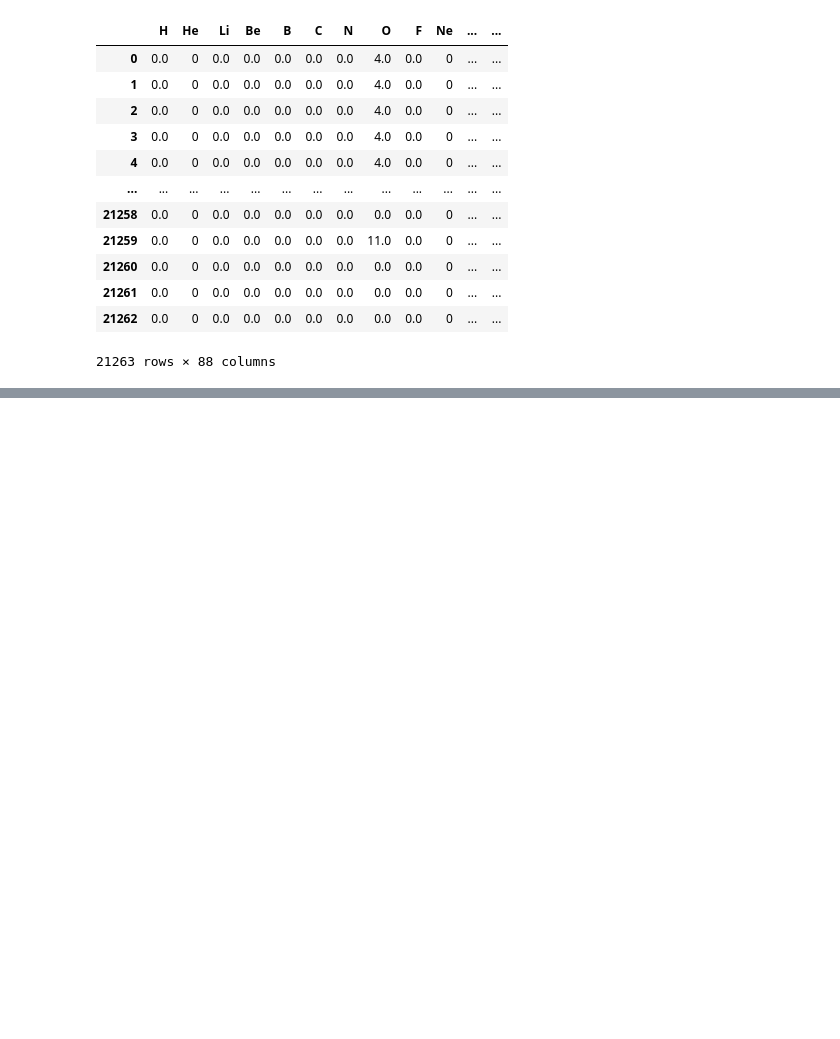
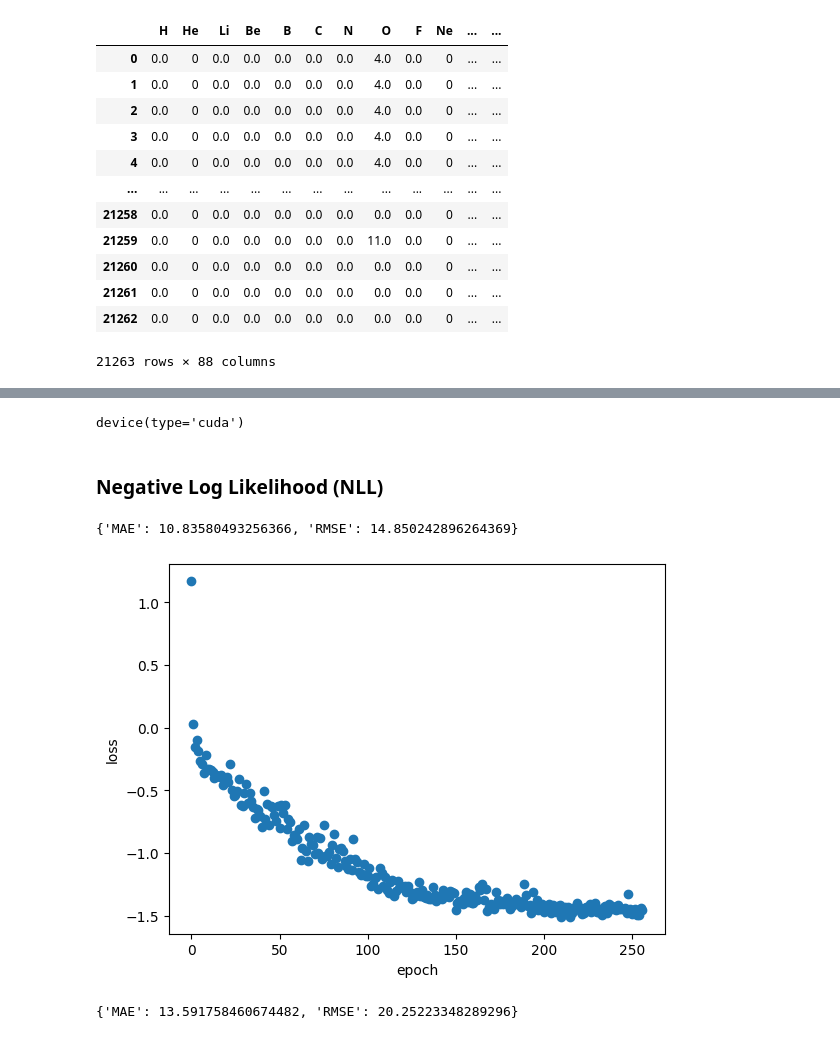
Before and after one commit to podondra/active-domain-adaptation, a Jupyter notebook: regression.ipynb, the cells around one changed output, grey strips where cells are left out. Drawn from its saved outputs; the diff is of its cells as text; code cells hidden in the pictures; blank space fills up the shorter version.

```diff
--- a/regression.ipynb
+++ b/regression.ipynb
@@ -281,0 +132,15 @@ model_trg.test(trg_test)
+# %%
+BS = 2048   # batch size for testing
+DEVICE = torch.device("cuda" if torch.cuda.is_available() else "cpu")
+HYPERPARAMS = {"bs": 128, "n_epochs": 256}
+DEVICE
+# %% [output]
+device(type='cuda')
+# %%
+def to_tensor(array):
+    return torch.from_numpy(array).float().to(DEVICE)
+
+trainset_source = TensorDataset(to_tensor(X_source_train), to_tensor(y_source_train))
+testset_source = TensorDataset(to_tensor(X_source_test), to_tensor(y_source_test))
+trainset_target = TensorDataset(to_tensor(X_target_train), to_tensor(y_target_train))
+testset_target = TensorDataset(to_tensor(X_target_test), to_tensor(y_target_test))
@@ -281,0 +158,3 @@ model_trg.test(trg_test)
+# %%
+def get_y(dataset):
+    return torch.concat([batch[-1] for batch in DataLoader(dataset, batch_size=BS)]).cpu()
@@ -281,0 +222,27 @@ model_trg.test(trg_test)
+# %%
+def mae(y_pred, y):
+    """Compute mean absolute error."""
+    return np.mean(np.abs(y - y_pred))
+
+def rmse(y_pred, y):
+    """Compute root-mean-square error."""
+    return np.sqrt(np.mean(np.square(y - y_pred)))
+
+def evaluate(model, dataset, y_scaler=y_scaler):
+    y_pred, var_pred = model.predict(dataset)
+    y = get_y(dataset)
+    y_pred = y_scaler.inverse_transform(y_pred)
+    y = y_scaler.inverse_transform(y)
+    return {"MAE": mae(y_pred, y), "RMSE": rmse(y_pred, y)}
+# %% [markdown]
+### Negative Log Likelihood (NLL)
+# %%
+model_source_nll = Model(nll).train_epochs(trainset_source, testset_source, HYPERPARAMS)
+evaluate(model_source_nll, testset_source)
+# %% [output]
+{'MAE': 10.83580493256366, 'RMSE': 14.850242896264369}
+[figure, added]
+# %%
+evaluate(model_source_nll, testset_target)
+# %% [output]
+{'MAE': 13.591758460674482, 'RMSE': 20.25223348289296}
```
Also changed, not shown: parts of 45 cells of this notebook, 1 other file.
